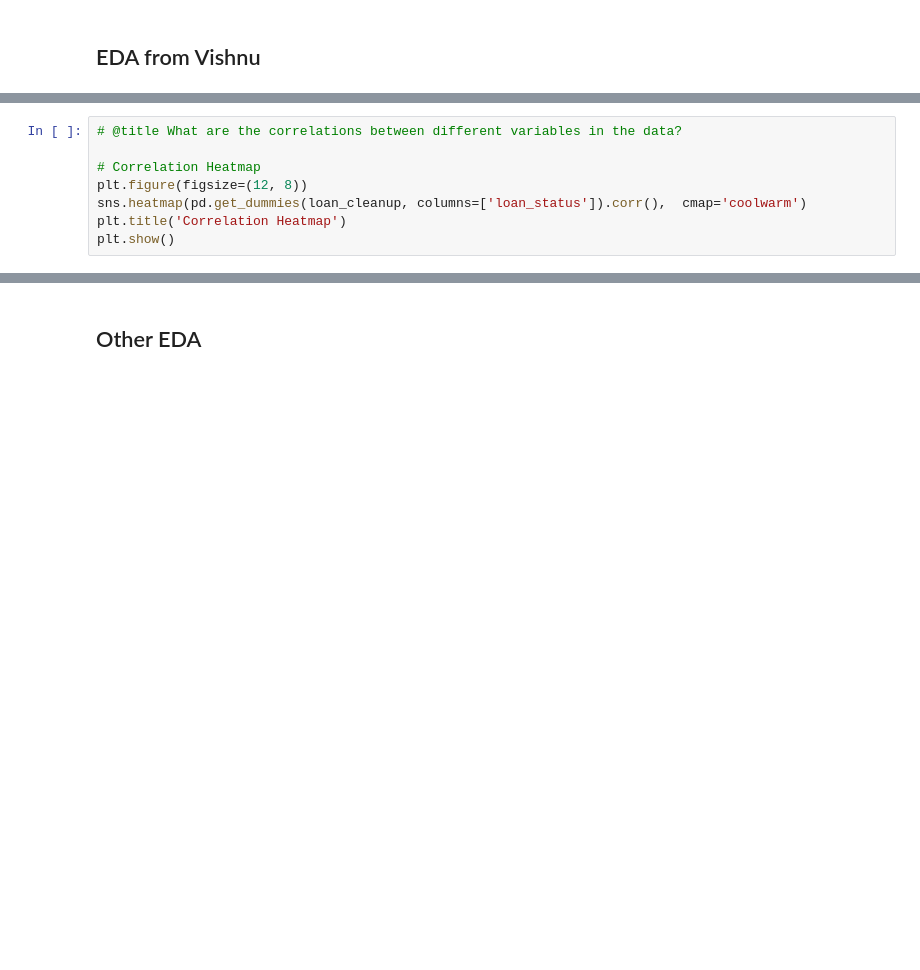
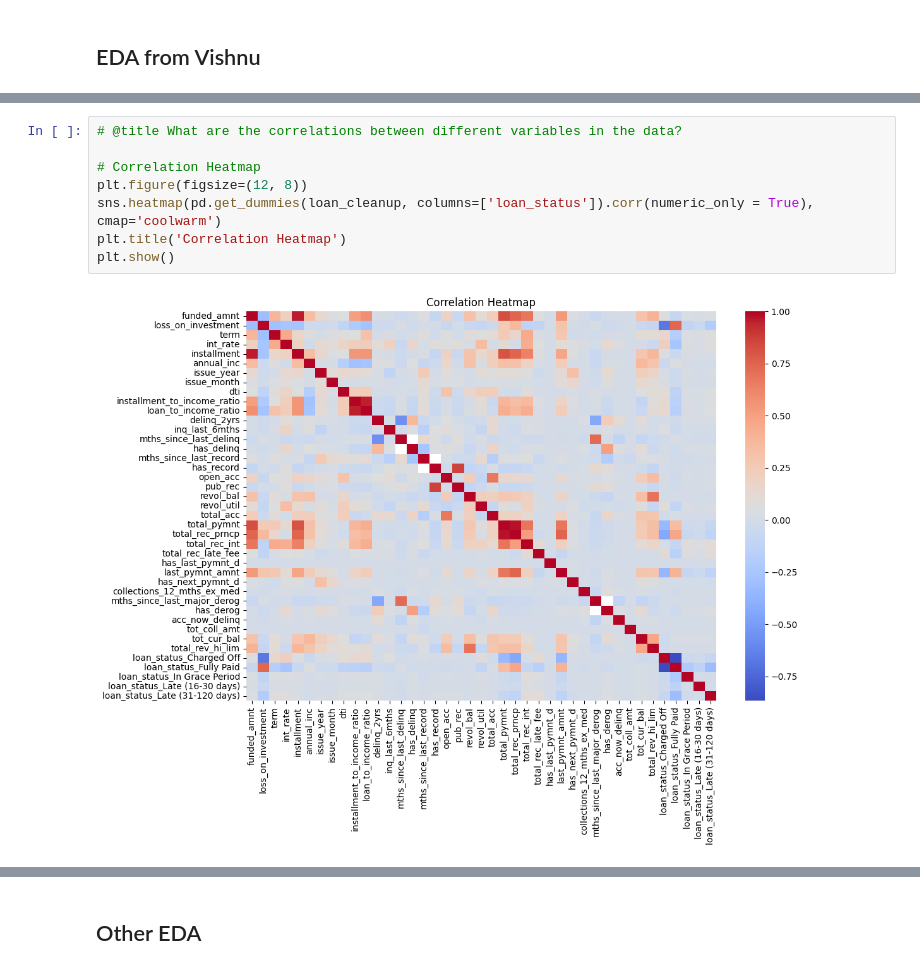
Before and after one commit to Data-606-Project-Partners/Loan-Default-Prediction, a Jupyter notebook: Aggregated_Data_Cleanup_and_EDA.ipynb, the cells around one changed output, grey strips where cells are left out. Saved outputs shown, nothing was run; the diff lists cells and outputs as text; blank space fills up the shorter version.

```diff
--- a/Aggregated_Data_Cleanup_and_EDA.ipynb
+++ b/Aggregated_Data_Cleanup_and_EDA.ipynb
@@ -392,11 +427,13 @@ fig.show()
 # %%
 # @title What are the correlations between different variables in the data?
 
 # Correlation Heatmap
 plt.figure(figsize=(12, 8))
-sns.heatmap(pd.get_dummies(loan_cleanup, columns=['loan_status']).corr(),  cmap='coolwarm')
+sns.heatmap(pd.get_dummies(loan_cleanup, columns=['loan_status']).corr(numeric_only = True),  cmap='coolwarm')
 plt.title('Correlation Heatmap')
 plt.show()
+# %% [output]
+[figure, added]
 # %%
 # @title How do the distributions of important numerical features vary between different loan statuses?
 
```
Also changed, not shown: parts of 19 cells of this notebook.
